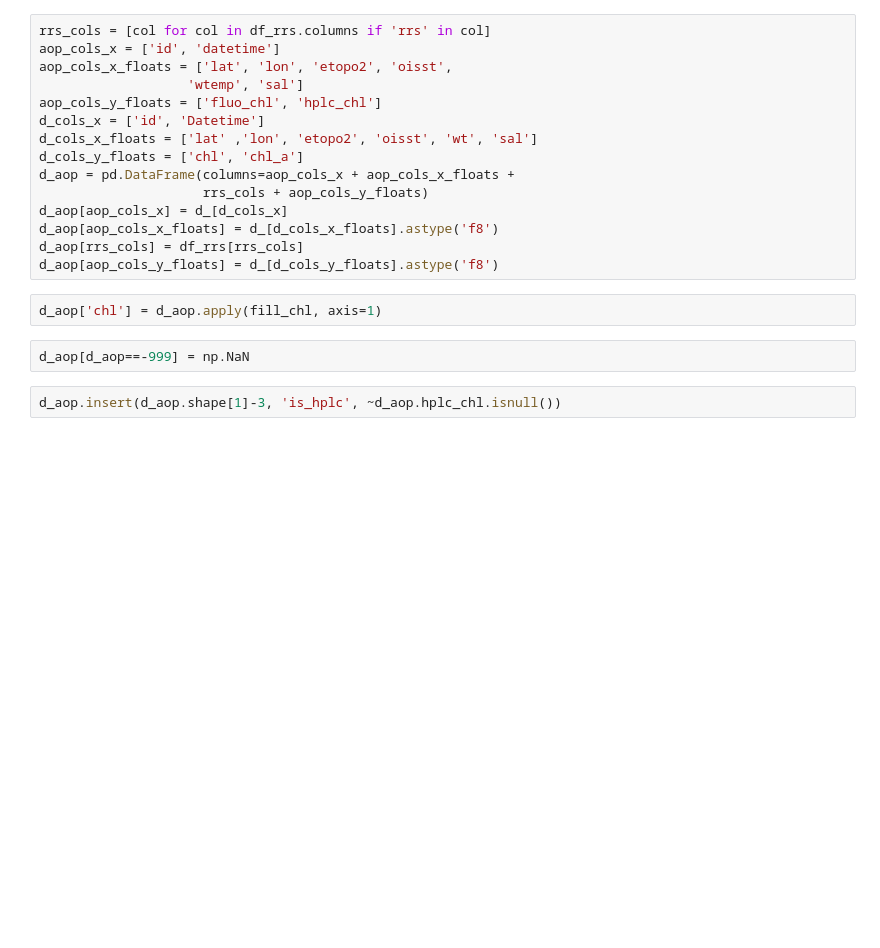
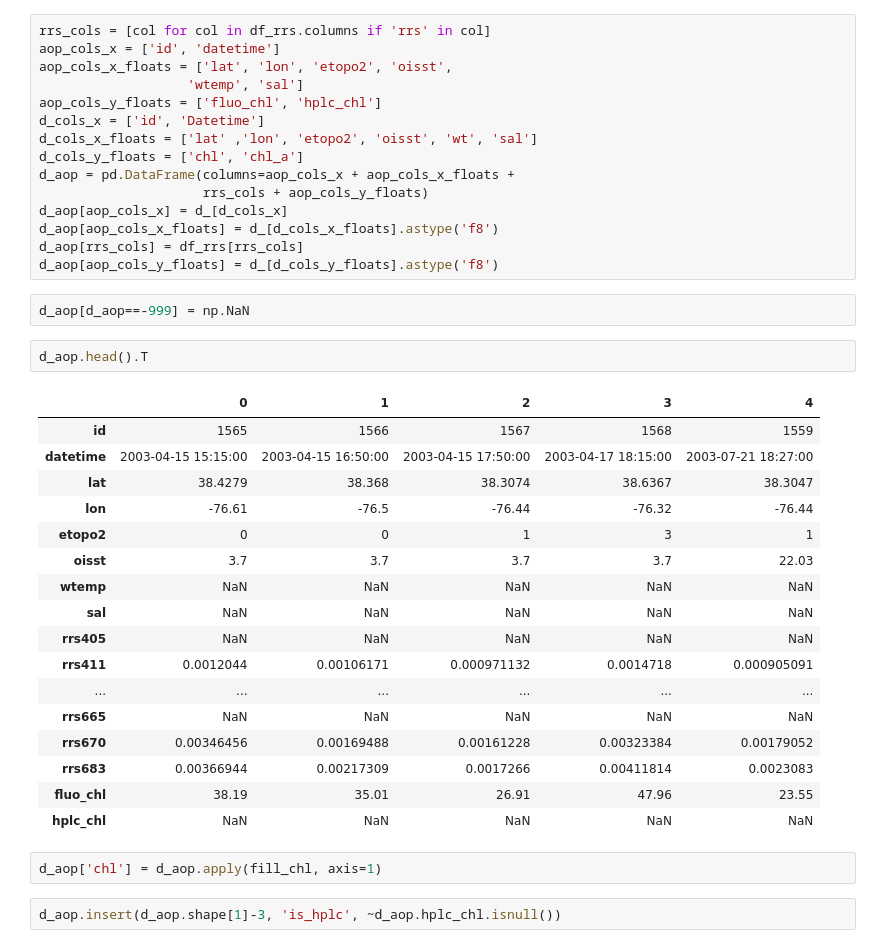
Before and after one commit to madHatter106/Bayesian-Chlorophyll, a Jupyter notebook: DataPrep-1-Partioning_data_from_NOMAD_v2_raw.ipynb, the cells around one changed output. Cells and saved outputs as stored; diff of their text form; blank space fills up the shorter version.

```diff
--- a/DataPrep-1-Partioning_data_from_NOMAD_v2_raw.ipynb
+++ b/DataPrep-1-Partioning_data_from_NOMAD_v2_raw.ipynb
@@ -180,10 +180,30 @@ d_aop[aop_cols_x] = d_[d_cols_x]
 d_aop[aop_cols_x_floats] = d_[d_cols_x_floats].astype('f8')
 d_aop[rrs_cols] = df_rrs[rrs_cols]
 d_aop[aop_cols_y_floats] = d_[d_cols_y_floats].astype('f8')
+# %%
+d_aop[d_aop==-999] = np.NaN
+# %%
+d_aop.head().T
+# %% [output]
+|  | 0 | 1 | 2 | 3 | 4 |
+| id | 1565 | 1566 | 1567 | 1568 | 1559 |
+| datetime | 2003-04-15 15:15:00 | 2003-04-15 16:50:00 | 2003-04-15 17:50:00 | 2003-04-17 18:15:00 | 2003-07-21 18:27:00 |
+| lat | 38.4279 | 38.368 | 38.3074 | 38.6367 | 38.3047 |
+| lon | -76.61 | -76.5 | -76.44 | -76.32 | -76.44 |
+| etopo2 | 0 | 0 | 1 | 3 | 1 |
+| oisst | 3.7 | 3.7 | 3.7 | 3.7 | 22.03 |
+| wtemp | NaN | NaN | NaN | NaN | NaN |
+| sal | NaN | NaN | NaN | NaN | NaN |
+| rrs405 | NaN | NaN | NaN | NaN | NaN |
+| rrs411 | 0.0012044 | 0.00106171 | 0.000971132 | 0.0014718 | 0.000905091 |
+| ... | ... | ... | ... | ... | ... |
+| rrs665 | NaN | NaN | NaN | NaN | NaN |
+| rrs670 | 0.00346456 | 0.00169488 | 0.00161228 | 0.00323384 | 0.00179052 |
+| rrs683 | 0.00366944 | 0.00217309 | 0.0017266 | 0.00411814 | 0.0023083 |
+| fluo_chl | 38.19 | 35.01 | 26.91 | 47.96 | 23.55 |
+| hplc_chl | NaN | NaN | NaN | NaN | NaN |
 # %%
 d_aop['chl'] = d_aop.apply(fill_chl, axis=1)
-# %%
-d_aop[d_aop==-999] = np.NaN
 # %%
 d_aop.insert(d_aop.shape[1]-3, 'is_hplc', ~d_aop.hplc_chl.isnull())
 # %%
```
Also changed, not shown: parts of 9 cells of this notebook, 2 other files.
